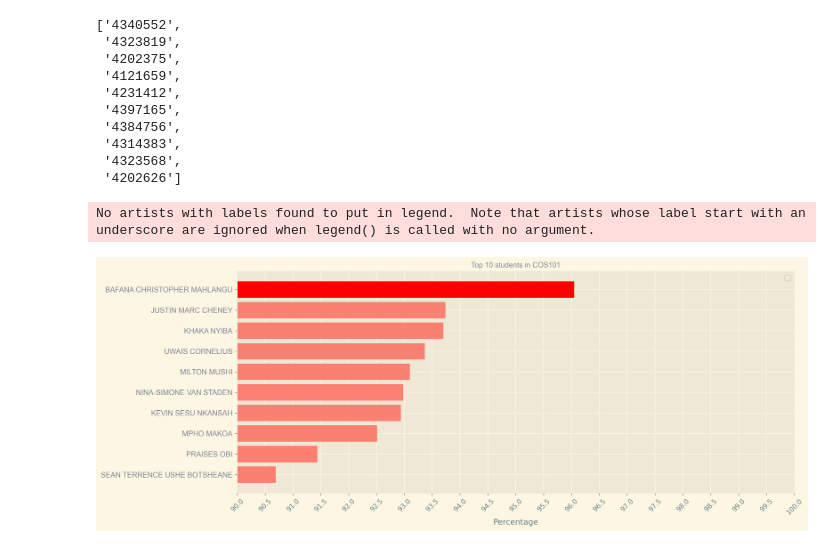
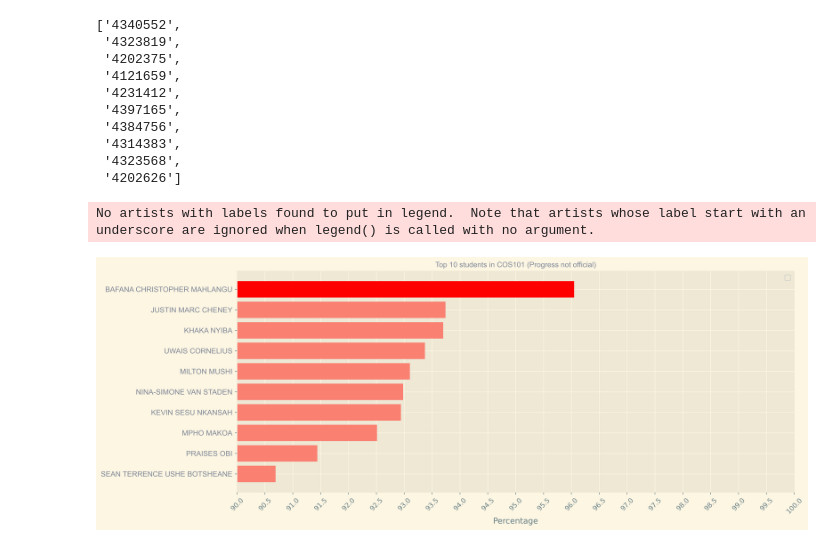
Before and after one commit to kevinnkansah/LearnDataScience, a Jupyter notebook: Python/Testing/cos101/COS.ipynb, the cells around one changed output. Saved outputs shown, nothing was run; the diff lists cells and outputs as text; code cells hidden in the pictures.

```diff
--- a/Python/Testing/cos101/COS.ipynb
+++ b/Python/Testing/cos101/COS.ipynb
@@ -319,32 +319,28 @@ names_top_10 = ['BAFANA CHRISTOPHER MAHLANGU', 'JUSTIN MARC CHENEY', 'KHAKA NYIB
 # %%
 plt.style.use('Solarize_Light2')
 font = {'family' : 'Arial',
         'weight' : 'normal',
         'size' : 11,
         'color' : '#818696'}
 
-font2 = {'family' : 'Arial',
-        'weight' : 'normal',
-        'size' : 11}
-
 colors = ['salmon' if i <= 96 else 'red' for i in list(top_10['Progress mark(%)'])]
 
-plt.figure(figsize=(15, 6), dpi=300)
+plt.figure(figsize=(15, 6), dpi=500)
 
-plt.title('Top 10 students in COS101', fontdict=font)
+plt.title('Top 10 students in COS101 (Progress not official)', fontdict=font)
 plt.barh(y=top_10['Student number'], width=top_10['Progress mark(%)'], color=colors)
 
 plt.xticks(np.arange(90, 101, 0.5), rotation=45)
 plt.yticks(range(len(top_10)), names_top_10, fontdict=font)
 
 plt.xlabel('Percentage')
 plt.gca().invert_yaxis()
 
 plt.xlim([90, 100])
 plt.legend(prop=font2)
 plt.show()
 # %% [output]
 No artists with labels found to put in legend.  Note that artists whose label start with an underscore are ignored when legend() is called with no argument.
-[figure, old version]
+[figure, new version]
 # %%
 df.to_csv("cos101_progress_report.csv")
```
